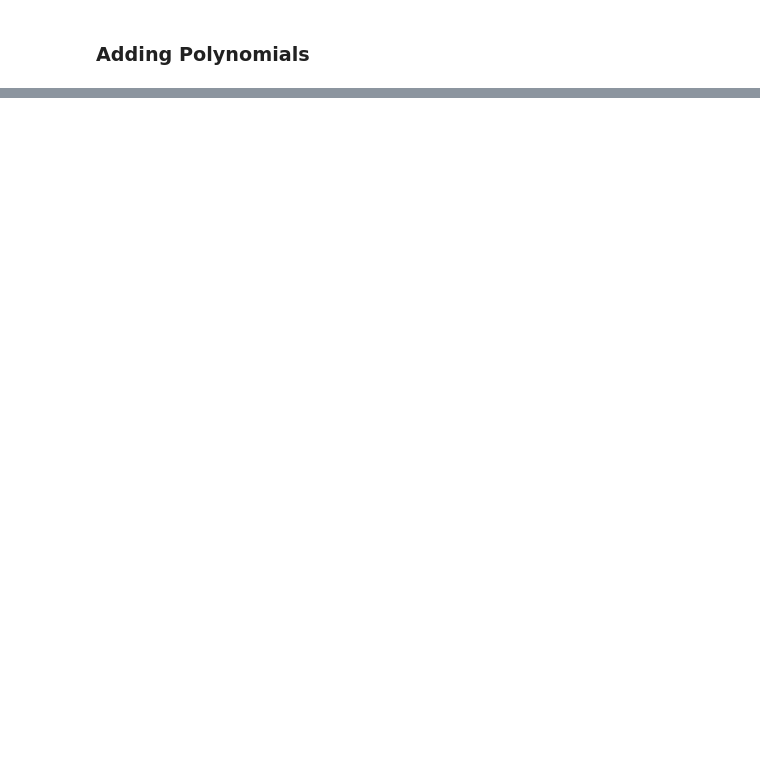
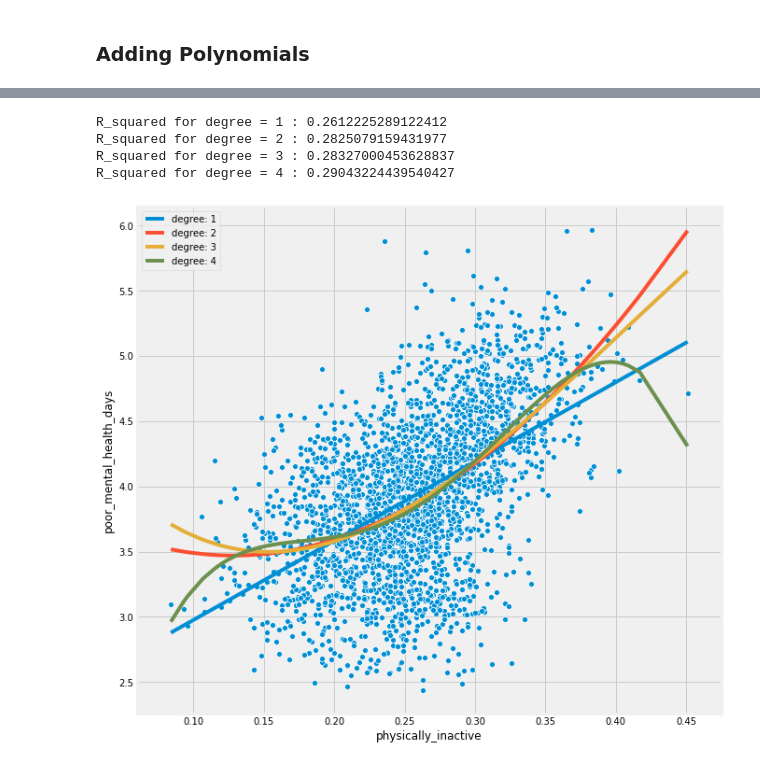
Before and after one commit to MatePocs/US_County_Health, a Jupyter notebook: index.ipynb, the cells around one changed output, grey strips where cells are left out. Cells and saved outputs as stored; diff of their text form; code cells hidden in the pictures; blank space fills up the shorter version.

```diff
--- a/index.ipynb
+++ b/index.ipynb
@@ -626,0 +765,9 @@ In this section, we are adding the polynomial combinations of the variables, and
+# %%
+# this line runs for a long time for some reason
+chart_polynomials('physically_inactive')
+# %% [output]
+R_squared for degree = 1 : 0.2612225289122412
+R_squared for degree = 2 : 0.2825079159431977
+R_squared for degree = 3 : 0.28327000453628837
+R_squared for degree = 4 : 0.29043224439540427
+[figure, added]
```
Also changed, not shown: parts of 89 cells of this notebook, 1 other file.
